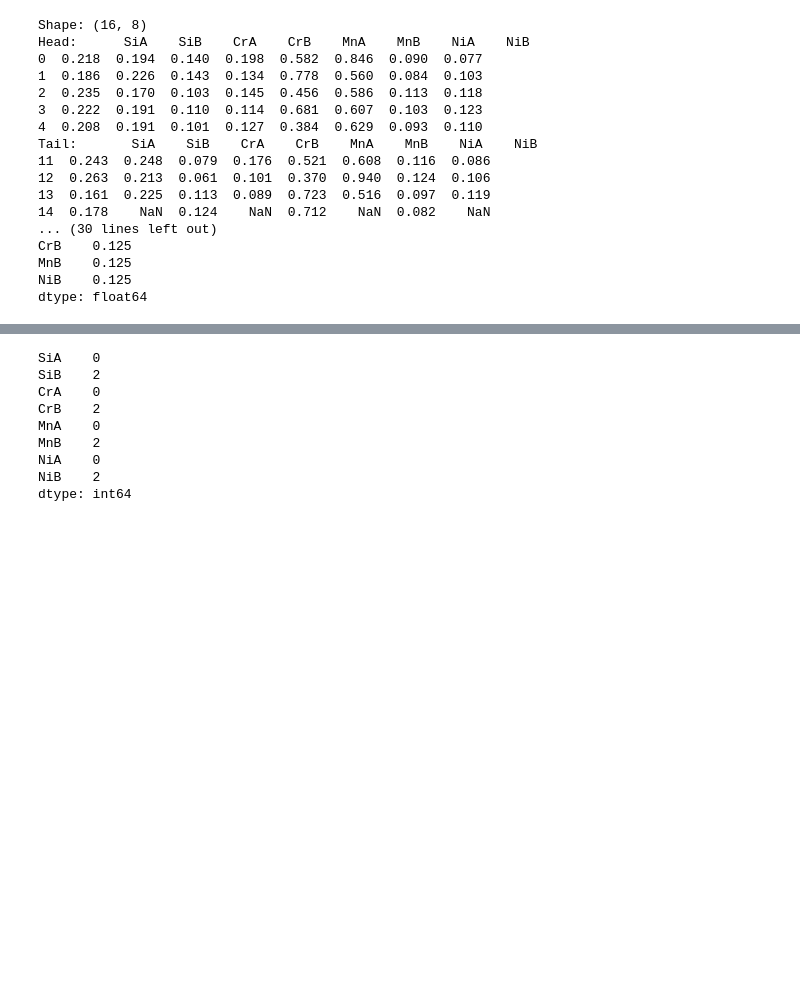
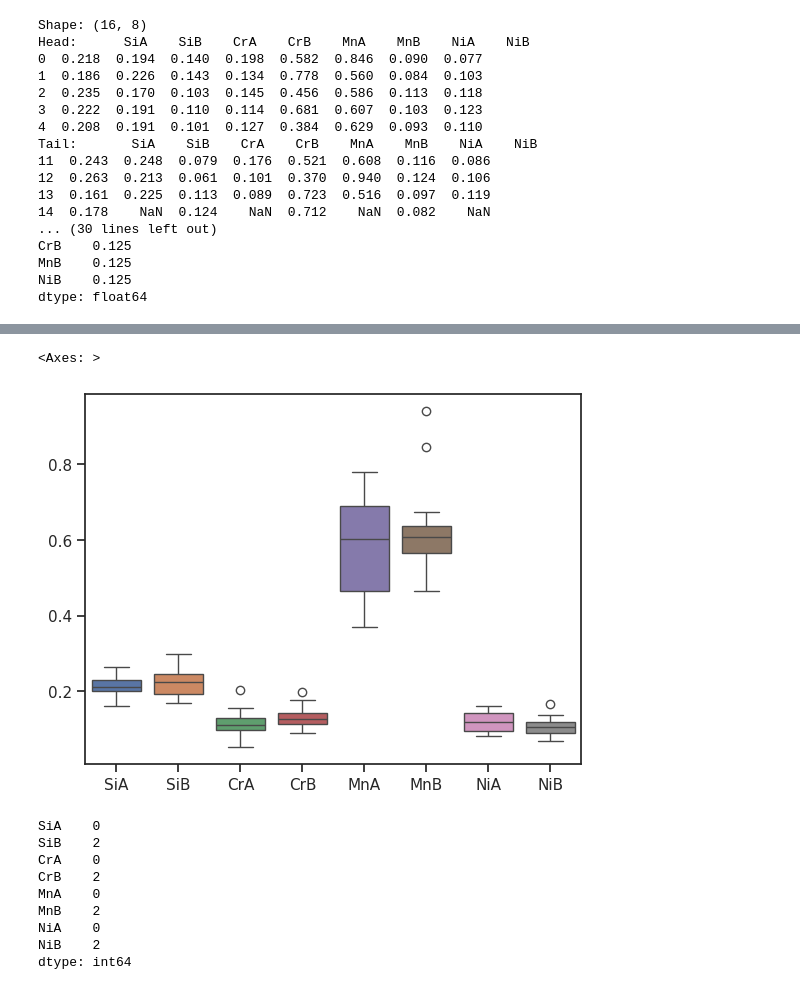
Before and after one commit to tenderking/statistics-with-python, a Jupyter notebook: notebooks/0-gm-nails-exploration.ipynb, the cells around one changed output, grey strips where cells are left out. Saved outputs shown, nothing was run; the diff lists cells and outputs as text; code cells hidden in the pictures; blank space fills up the shorter version.

```diff
--- a/notebooks/0-gm-nails-exploration.ipynb
+++ b/notebooks/0-gm-nails-exploration.ipynb
@@ -42,3 +66,11 @@ dtype: float64
+# %%
+import seaborn as sns
+sns.set_theme(style="ticks")
+
+sns.boxplot(data)
+# %% [output]
+<Axes: >
+[figure, added]
 # %%
 # count the number of missing values
 data.isnull().sum()
```
Also changed, not shown: parts of 13 cells of this notebook, 4 other files.
